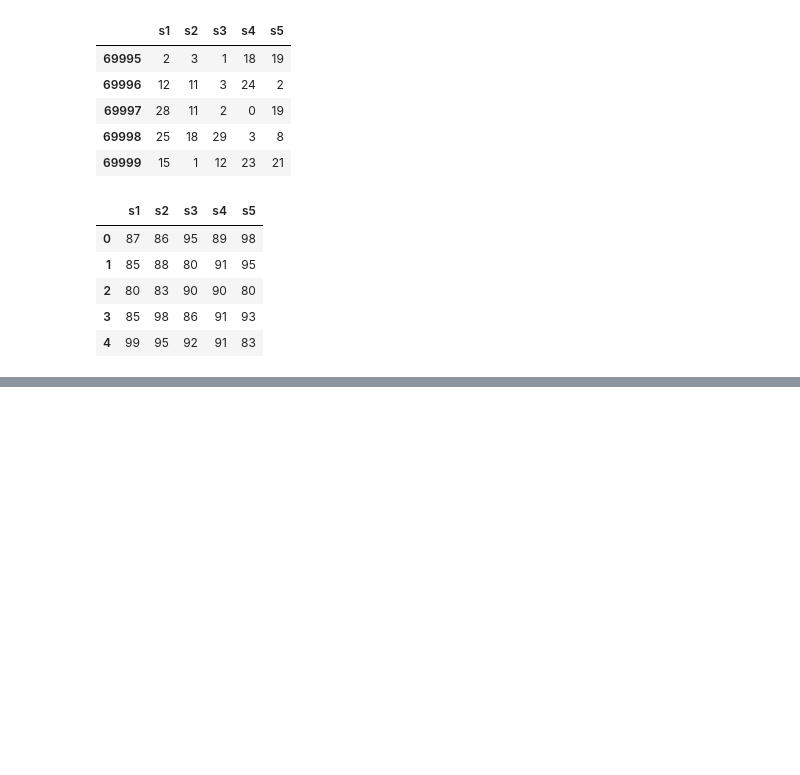
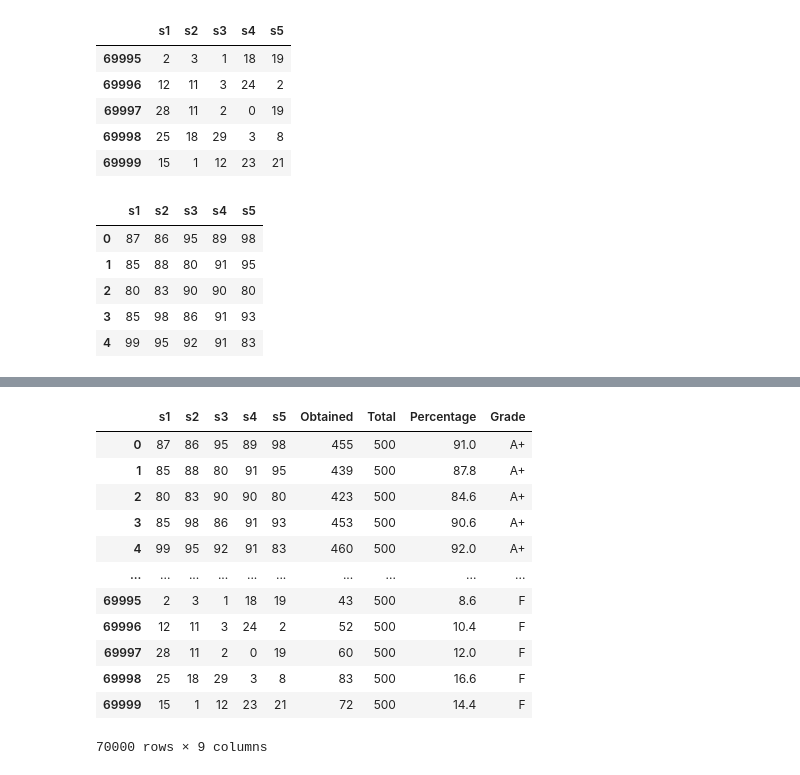
Before and after one commit to AhmedShaykh/NumPy-And-Pandas, a Jupyter notebook: pandas2.ipynb, the cells around one changed output, grey strips where cells are left out. Cells and saved outputs as stored; diff of their text form; code cells hidden in the pictures; blank space fills up the shorter version.

Commit message:
Add , Update & Delete Features In Pandas Columns

```diff
--- a/pandas2.ipynb
+++ b/pandas2.ipynb
@@ -204,0 +348,4 @@ df1.head()
+# %%
+df.Total = 500; # But Add Column This Method
+
+df
@@ -204,0 +453,4 @@ df1.head()
+# %%
+df["Percentage"] = df["Obtained"] / df["Total"] * 100;
+
+display(df);
@@ -204,0 +471,32 @@ df1.head()
+# %%
+def grade(per: int) -> str:
+
+    if per >= 80:
+
+        return "A+";
+
+    elif per >= 70:
+
+        return "A";
+
+    elif per >= 60:
+
+        return "B";
+
+    elif per >= 50:
+
+        return "C";
+
+    elif per >= 40:
+
+        return "D";
+
+    elif per >= 33:
+
+        return "E";
+
+    else:
+
+        return "F";
+
+print(grade(82));
@@ -204,0 +529,18 @@ df1.head()
+# %%
+df["Grade"] = df["Percentage"].apply(grade);
+
+display(df);
+# %% [output]
+|  | s1 | s2 | s3 | s4 | s5 | Obtained | Total | Percentage | Grade |
+| 0 | 87 | 86 | 95 | 89 | 98 | 455 | 500 | 91.0 | A+ |
+| 1 | 85 | 88 | 80 | 91 | 95 | 439 | 500 | 87.8 | A+ |
+| 2 | 80 | 83 | 90 | 90 | 80 | 423 | 500 | 84.6 | A+ |
+| 3 | 85 | 98 | 86 | 91 | 93 | 453 | 500 | 90.6 | A+ |
+| 4 | 99 | 95 | 92 | 91 | 83 | 460 | 500 | 92.0 | A+ |
+| ... | ... | ... | ... | ... | ... | ... | ... | ... | ... |
+| 69995 | 2 | 3 | 1 | 18 | 19 | 43 | 500 | 8.6 | F |
+| 69996 | 12 | 11 | 3 | 24 | 2 | 52 | 500 | 10.4 | F |
+| 69997 | 28 | 11 | 2 | 0 | 19 | 60 | 500 | 12.0 | F |
+| 69998 | 25 | 18 | 29 | 3 | 8 | 83 | 500 | 16.6 | F |
+| 69999 | 15 | 1 | 12 | 23 | 21 | 72 | 500 | 14.4 | F |
+70000 rows × 9 columns
```
Also changed, not shown: parts of 22 cells of this notebook.
